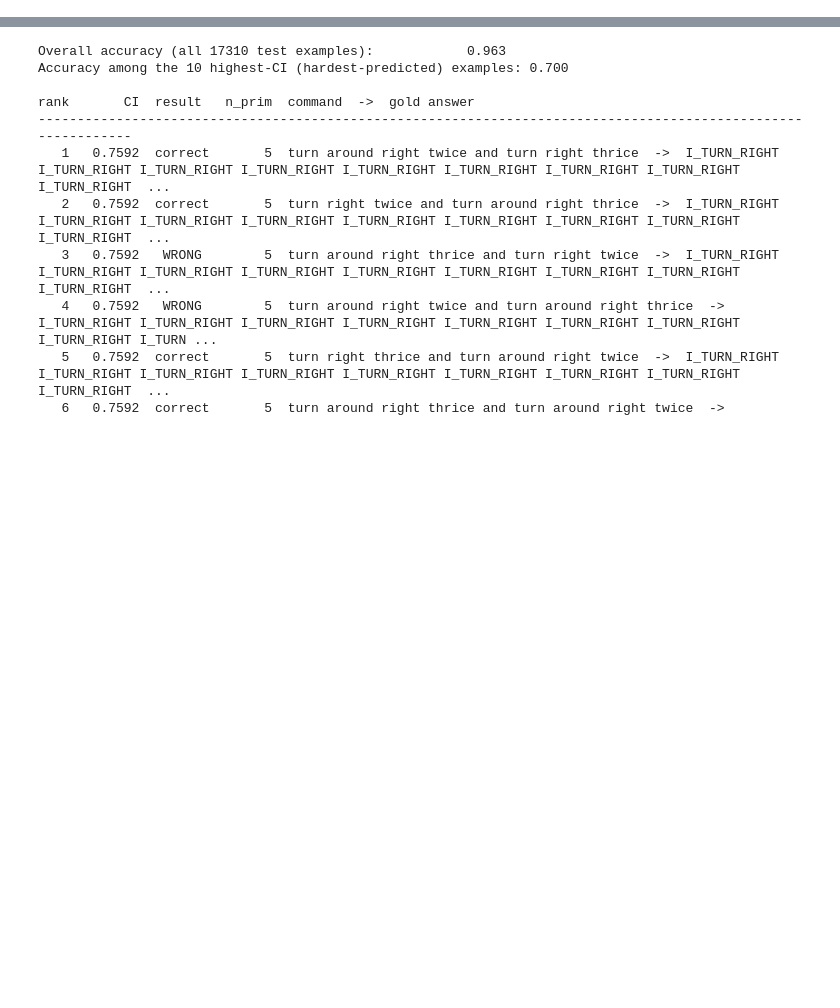
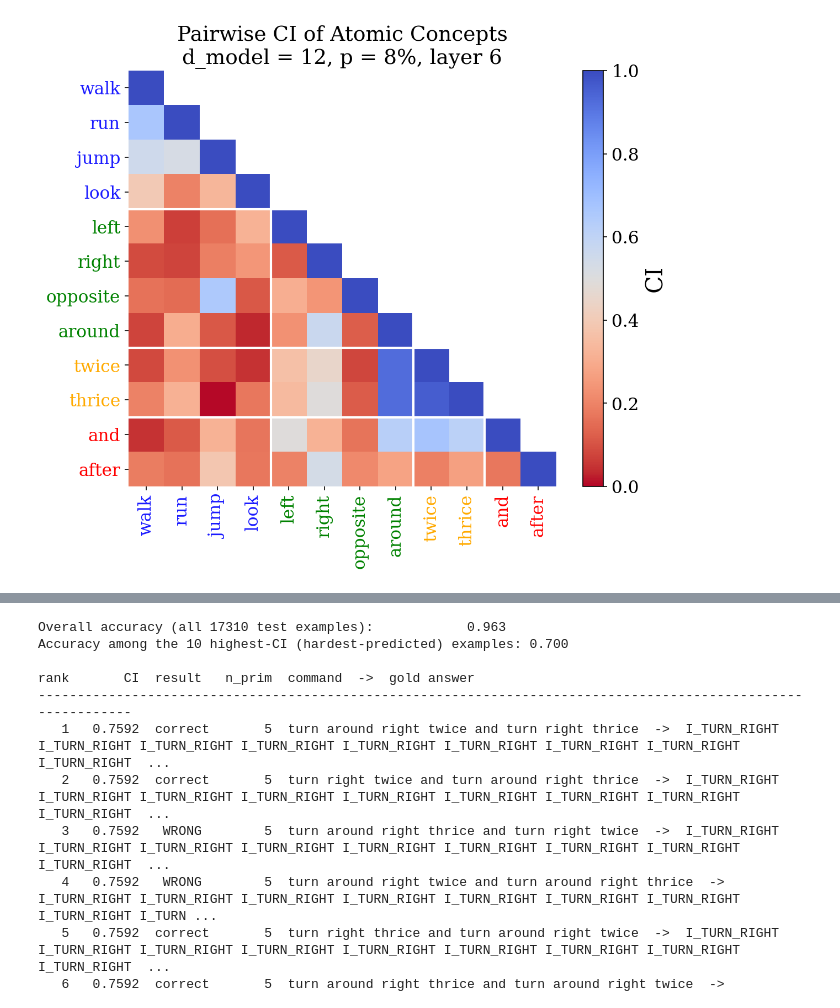
Before and after one commit to mlu108/ACS, a Jupyter notebook: SCAN/scan_ci_demo.ipynb, the cells around one changed output, grey strips where cells are left out. Saved outputs shown, nothing was run; the diff lists cells and outputs as text; code cells hidden in the pictures; blank space fills up the shorter version.

```diff
--- a/SCAN/scan_ci_demo.ipynb
+++ b/SCAN/scan_ci_demo.ipynb
@@ -137,0 +189,53 @@ Precomputed summary metrics for this checkpoint's best layer (best_layer_metrics
+# %%
+hm = heatmap_pca_data["heatmap"]
+tokens = hm["tokens"]
+categories = hm["categories"]
+# Stored values are 1 - CI (same convention as the "orthogonality" CSV column); invert for CI.
+matrix = 1.0 - np.array(hm["matrix"])
+n_tok = len(tokens)
+
+merged_categories = [
+    "modifier" if cat in {"direction", "manner"} else cat
+    for cat in categories
+]
+
+# keep LOWER triangle including diagonal
+mask = np.triu(np.ones_like(matrix, dtype=bool), k=1)
+matrix_masked = np.ma.array(matrix, mask=mask)
+
+cmap = plt.get_cmap("coolwarm_r").copy()
+cmap.set_bad(color="white")
+norm = TwoSlopeNorm(vmin=0.0, vcenter=0.5, vmax=1.0)
+
+fig, ax = plt.subplots(figsize=(max(8, n_tok * 0.45), max(7, n_tok * 0.4)))
+im = ax.imshow(matrix_masked, cmap=cmap, norm=norm, aspect="auto")
+
+cbar = fig.colorbar(im, ax=ax)
+cbar.set_label("CI", fontsize=20)
+cbar.ax.tick_params(labelsize=15)
+
+ax.set_xticks(range(n_tok))
+ax.set_yticks(range(n_tok))
+ax.set_xticklabels(tokens, rotation=90, fontsize=15)
+ax.set_yticklabels(tokens, fontsize=15)
+
+for tick_label, cat in zip(ax.get_xticklabels(), merged_categories):
+    tick_label.set_color(CATEGORY_COLORS.get(cat, "gray"))
+for tick_label, cat in zip(ax.get_yticklabels(), merged_categories):
+    tick_label.set_color(CATEGORY_COLORS.get(cat, "gray"))
+
+for i in range(1, n_tok):
+    if merged_categories[i] != merged_categories[i - 1]:
+        ax.axhline(i - 0.5, color="white", linewidth=2.0)
+        ax.axvline(i - 0.5, color="white", linewidth=2.0)
+
+ax.set_title(
+    "Pairwise CI of Atomic Concepts\n"
+    f"d_model = {D_MODEL}, p = {COVERAGE}%, layer {BEST_LAYER}"
+)
+for spine in ax.spines.values():
+    spine.set_visible(False)
+fig.tight_layout()
+show_fig(fig)
+# %% [output]
+[figure, added]
```
Also changed, not shown: parts of 13 cells of this notebook, 2 other files.
